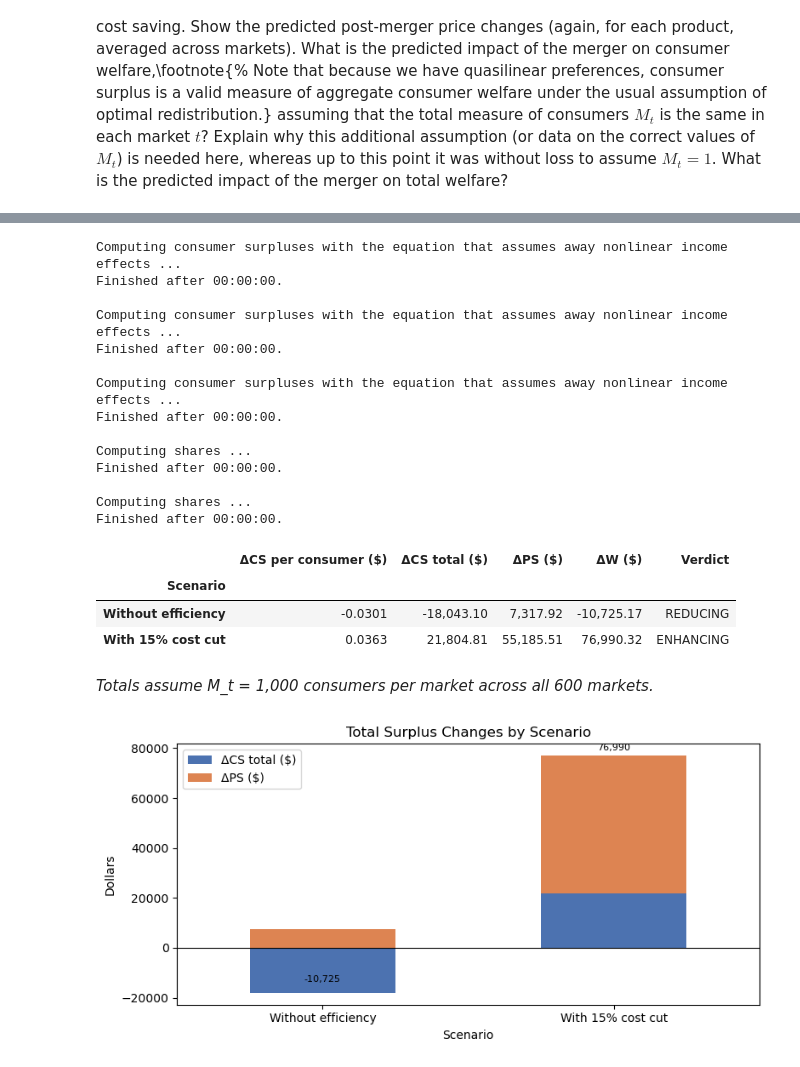
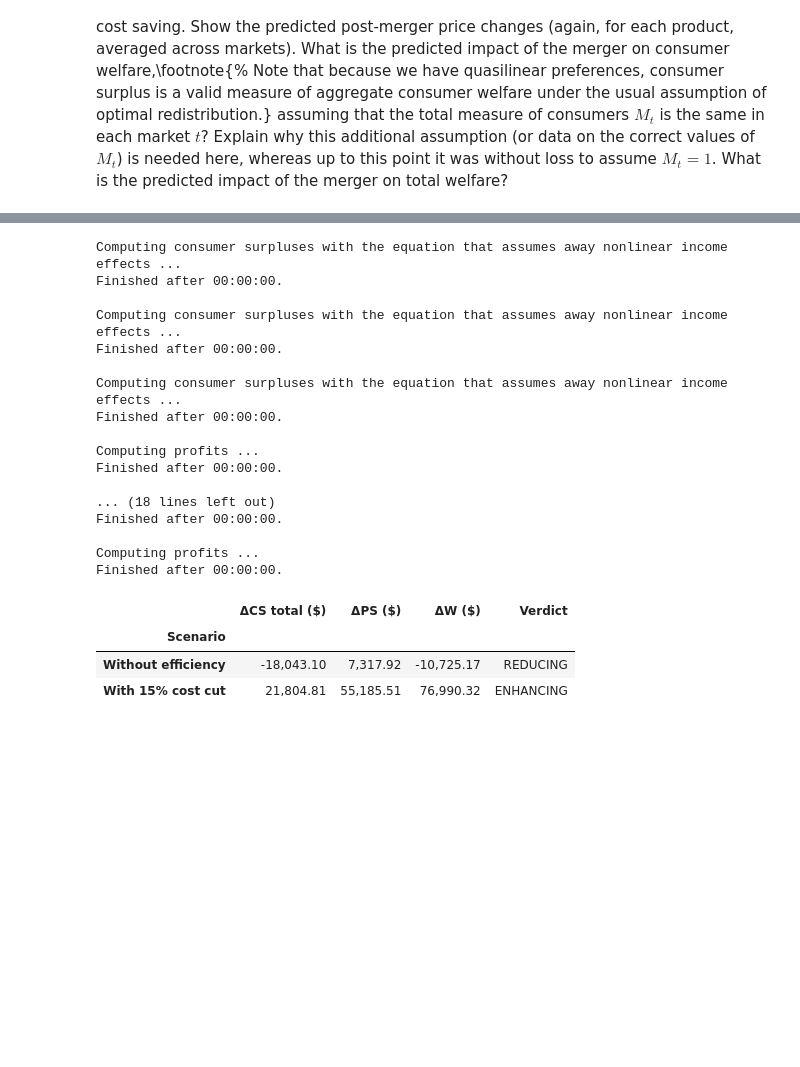
Before and after one commit to marek-chadim/pyblp, a Jupyter notebook: blp.ipynb, the cells around one changed output, grey strips where cells are left out. Drawn from its saved outputs; the diff is of its cells as text; code cells hidden in the pictures; blank space fills up the shorter version.

```diff
--- a/blp.ipynb
+++ b/blp.ipynb
@@ -2431,85 +2382,69 @@ total_delta_cs_with_eff = M_t * delta_cs_with_eff.sum()
 avg_delta_cs_no_eff = delta_cs_no_eff.mean()
 avg_delta_cs_with_eff = delta_cs_with_eff.mean()
 
-# Compute producer surplus changes
+# Compute producer surplus changes using PyBLP
 # Producer surplus = (p - mc) × shares × M_t for each product
 # Pre-merger
-shares_pre = product_data['shares'].values.reshape((T, J))
-prices_pre_matrix = pre_merger_prices.reshape((T, J))
-mc_pre_matrix = marginal_costs.reshape((T, J))
-ps_pre = ((prices_pre_matrix - mc_pre_matrix) * shares_pre * M_t).sum()
+ps_pre = optimal_iv_results2.compute_profits()
 
 # Post-merger without efficiency
 shares_post_no_eff = optimal_iv_results2.compute_shares(prices=post_merger_prices)
-shares_post_no_eff_matrix = shares_post_no_eff.reshape((T, J))
-prices_post_no_eff_matrix = post_merger_prices.reshape((T, J))
-ps_post_no_eff = ((prices_post_no_eff_matrix - mc_pre_matrix) * shares_post_no_eff_matrix * M_t).sum()
+ps_post_no_eff = optimal_iv_results2.compute_profits(
+    prices=post_merger_prices,
+    shares=shares_post_no_eff,
+    costs=marginal_costs
+)
 
 # Post-merger with 15% efficiency
 shares_post_eff = optimal_iv_results2.compute_shares(prices=post_merger_prices_efficiency)
-shares_post_eff_matrix = shares_post_eff.reshape((T, J))
-mc_eff_matrix = marginal_costs_efficiency.reshape((T, J))
-ps_post_eff = ((post_merger_prices_eff_matrix - mc_eff_matrix) * shares_post_eff_matrix * M_t).sum()
+ps_post_eff = optimal_iv_results2.compute_profits(
+    prices=post_merger_prices_efficiency,
+    shares=shares_post_eff,
+    costs=marginal_costs_efficiency
+)
 
-# Changes in producer surplus
-delta_ps_no_eff = ps_post_no_eff - ps_pre
-delta_ps_with_eff = ps_post_eff - ps_pre
+# Total PS changes = M_t * sum over all products/markets
+delta_ps_no_eff = M_t * (ps_post_no_eff - ps_pre).sum()
+delta_ps_with_eff = M_t * (ps_post_eff - ps_pre).sum()
 
 # Total welfare changes
 delta_w_no_eff = total_delta_cs_no_eff + delta_ps_no_eff
 delta_w_with_eff = total_delta_cs_with_eff + delta_ps_with_eff
 
 welfare_summary = pd.DataFrame({
     'Scenario': ['Without efficiency', 'With 15% cost cut'],
-    'ΔCS per consumer ($)': [avg_delta_cs_no_eff, avg_delta_cs_with_eff],
     'ΔCS total ($)': [total_delta_cs_no_eff, total_delta_cs_with_eff],
     'ΔPS ($)': [delta_ps_no_eff, delta_ps_with_eff],
     'ΔW ($)': [delta_w_no_eff, delta_w_with_eff],
 })
 welfare_summary['Verdict'] = welfare_summary['ΔW ($)'].apply(lambda x: 'ENHANCING' if x >= 0 else 'REDUCING')
-numeric_columns_welfare = ['ΔCS per consumer ($)', 'ΔCS total ($)', 'ΔPS ($)', 'ΔW ($)']
+numeric_columns_welfare = ['ΔCS total ($)', 'ΔPS ($)', 'ΔW ($)']
 welfare_summary[numeric_columns_welfare] = welfare_summary[numeric_columns_welfare].apply(pd.to_numeric, errors='coerce')
 welfare_summary = welfare_summary.set_index('Scenario')
 IPython.display.display(welfare_summary.style.format({
-    'ΔCS per consumer ($)': '{:,.4f}'.format,
     'ΔCS total ($)': '{:,.2f}'.format,
     'ΔPS ($)': '{:,.2f}'.format,
     'ΔW ($)': '{:,.2f}'.format,
 }))
-IPython.display.display(IPython.display.Markdown(f'*Totals assume M_t = {M_t:,} consumers per market across all {T} markets.*'))
-component_df = welfare_summary[['ΔCS total ($)', 'ΔPS ($)']]
-fig, ax = plt.subplots(figsize=(8, 4))
-component_df.plot(kind='bar', stacked=True, ax=ax, color=['#4c72b0', '#dd8452'])
-ax.set_ylabel('Dollars')
-ax.set_title('Total Surplus Changes by Scenario')
-ax.set_xticks(range(len(component_df.index)))
-ax.set_xticklabels(component_df.index, rotation=0)
-ax.axhline(0, color='black', linewidth=0.8)
-totals = component_df.sum(axis=1)
-for idx, total in enumerate(totals):
-    offset = 0.02 * total if total != 0 else 0.02
-    ax.text(idx, total + (offset if total >= 0 else -abs(offset)), f'{total:,.0f}', ha='center', va='bottom' if total >= 0 else 'top', fontsize=8)
-ax.legend(loc='upper left')
-plt.tight_layout()
-plt.show()
 # %% [output]
 Computing consumer surpluses with the equation that assumes away nonlinear income effects ...
 Finished after 00:00:00.
 
 Computing consumer surpluses with the equation that assumes away nonlinear income effects ...
 Finished after 00:00:00.
 
 Computing consumer surpluses with the equation that assumes away nonlinear income effects ...
 Finished after 00:00:00.
 
-Computing shares ...
+Computing profits ...
 Finished after 00:00:00.
 
-Computing shares ...
+... (18 lines left out)
 Finished after 00:00:00.
+
+Computing profits ...
+Finished after 00:00:00.
-|  | ΔCS per consumer ($) | ΔCS total ($) | ΔPS ($) | ΔW ($) | Verdict |
-| Scenario |  |  |  |  |  |
-| Without efficiency | -0.0301 | -18,043.10 | 7,317.92 | -10,725.17 | REDUCING |
-| With 15% cost cut | 0.0363 | 21,804.81 | 55,185.51 | 76,990.32 | ENHANCING |
+|  | ΔCS total ($) | ΔPS ($) | ΔW ($) | Verdict |
+| Scenario |  |  |  |  |
+| Without efficiency | -18,043.10 | 7,317.92 | -10,725.17 | REDUCING |
+| With 15% cost cut | 21,804.81 | 55,185.51 | 76,990.32 | ENHANCING |
-*Totals assume M_t = 1,000 consumers per market across all 600 markets.*
-[figure, removed]
```
Also changed, not shown: parts of 11 cells of this notebook, 7 other files.
